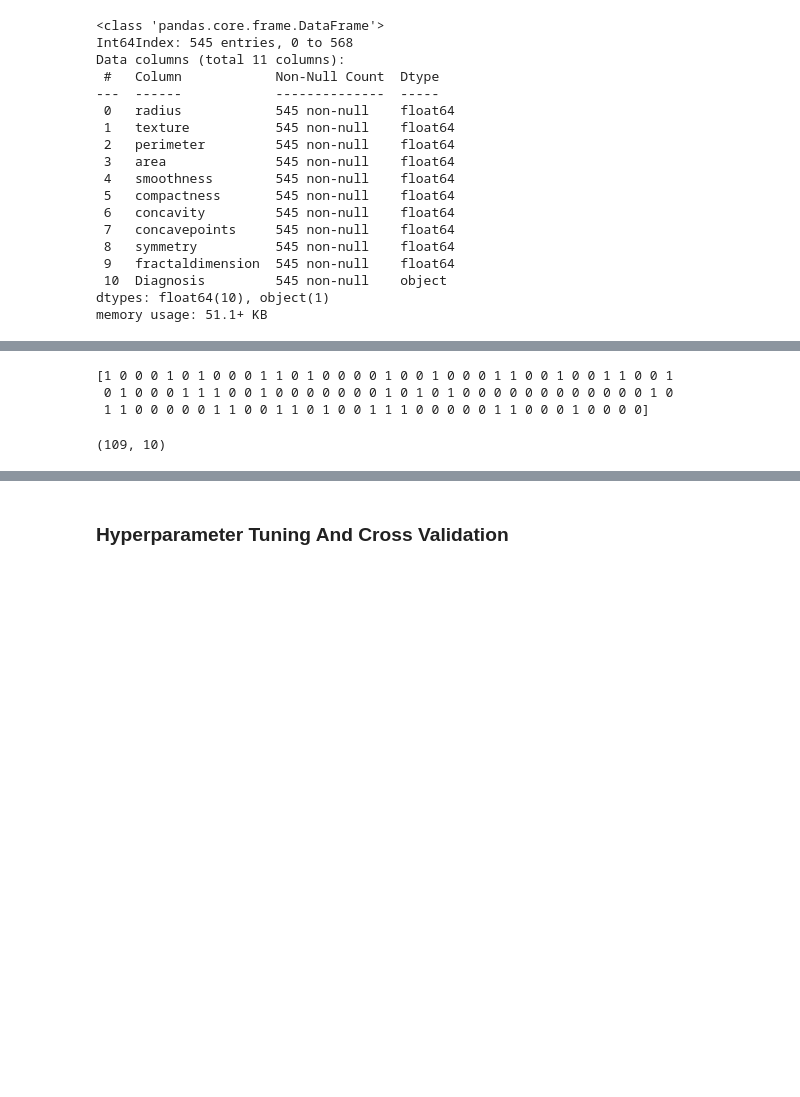
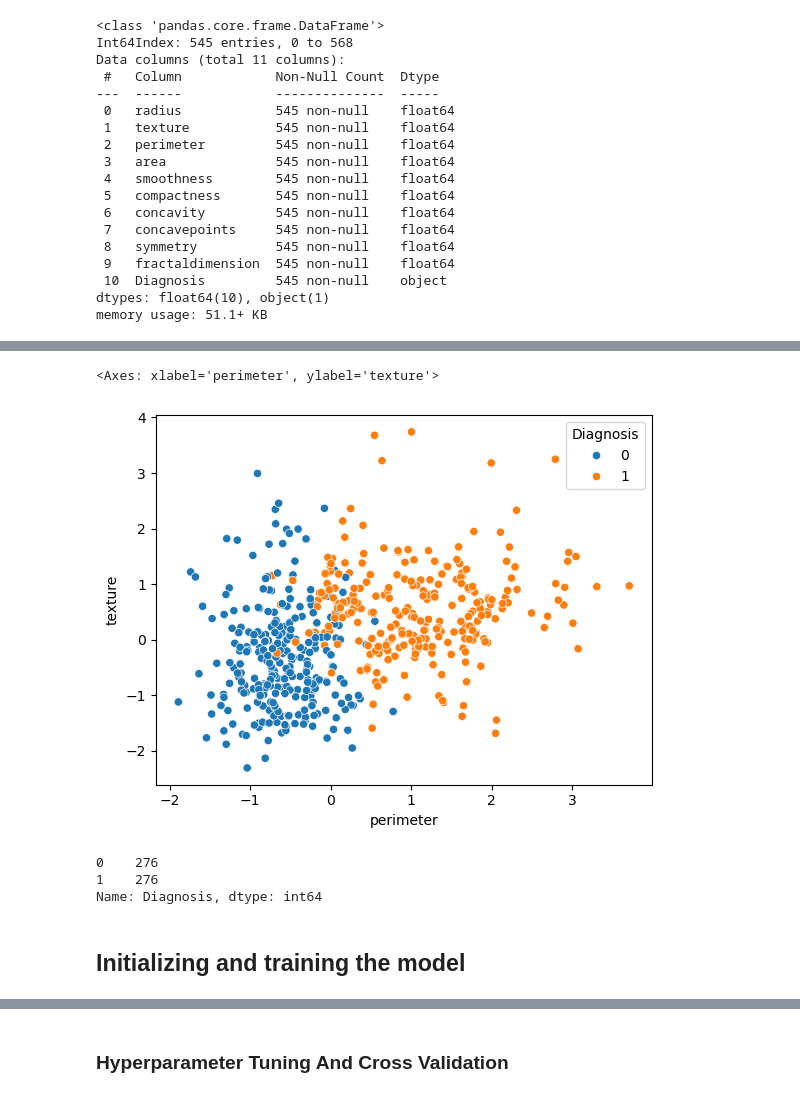
Before and after one commit to Niklauzi/Machine-Learning-Projects, a Jupyter notebook: Health Domain/Breast Cancer Wisconsin (Diagnostic)/Breast Cancer Wisconsin (Diagnostic).ipynb, the cells around one changed output, grey strips where cells are left out. Saved outputs shown, nothing was run; the diff lists cells and outputs as text; code cells hidden in the pictures; blank space fills up the shorter version.

Commit message:
Finished the model reporting

```diff
--- a/Health Domain/Breast Cancer Wisconsin (Diagnostic)/Breast Cancer Wisconsin (Diagnostic).ipynb
+++ b/Health Domain/Breast Cancer Wisconsin (Diagnostic)/Breast Cancer Wisconsin (Diagnostic).ipynb
@@ -460,0 +450,14 @@ from imblearn.over_sampling import SMOTE
+# %%
+balanced_df = pd.DataFrame(X_train_balanced, columns=train_df.drop(columns='Diagnosis').columns)
+balanced_df['Diagnosis'] = y_train_balanced
+# %%
+sns.scatterplot(data = balanced_df, x='perimeter', y='texture', hue='Diagnosis')
+# %% [output]
+<Axes: xlabel='perimeter', ylabel='texture'>
+[figure, added]
+# %%
+balanced_df.Diagnosis.value_counts()
+# %% [output]
+0    276
+1    276
+Name: Diagnosis, dtype: int64
@@ -461,19 +466,9 @@ from imblearn.over_sampling import SMOTE
+# %% [markdown]
+## Initializing and training the model
 # %%
-# Importing the model
-from sklearn.linear_model import LogisticRegression
-
 # Initializing model
 logistic=LogisticRegression()
 
-logistic.fit(X_train,y_train)
+logistic.fit(X_train_balanced, y_train_balanced)
 y_pred=logistic.predict(X_test)
-print(y_pred)
-# %% [output]
-[1 0 0 0 1 0 1 0 0 0 1 1 0 1 0 0 0 0 1 0 0 1 0 0 0 1 1 0 0 1 0 0 1 1 0 0 1
- 0 1 0 0 0 1 1 1 0 0 1 0 0 0 0 0 0 0 1 0 1 0 1 0 0 0 0 0 0 0 0 0 0 0 0 1 0
- 1 1 0 0 0 0 0 1 1 0 0 1 1 0 1 0 0 1 1 1 0 0 0 0 0 1 1 0 0 0 1 0 0 0 0]
-# %%
-X_test.shape
-# %% [output]
-(109, 10)
 # %%
```
Also changed, not shown: parts of 65 cells of this notebook.
